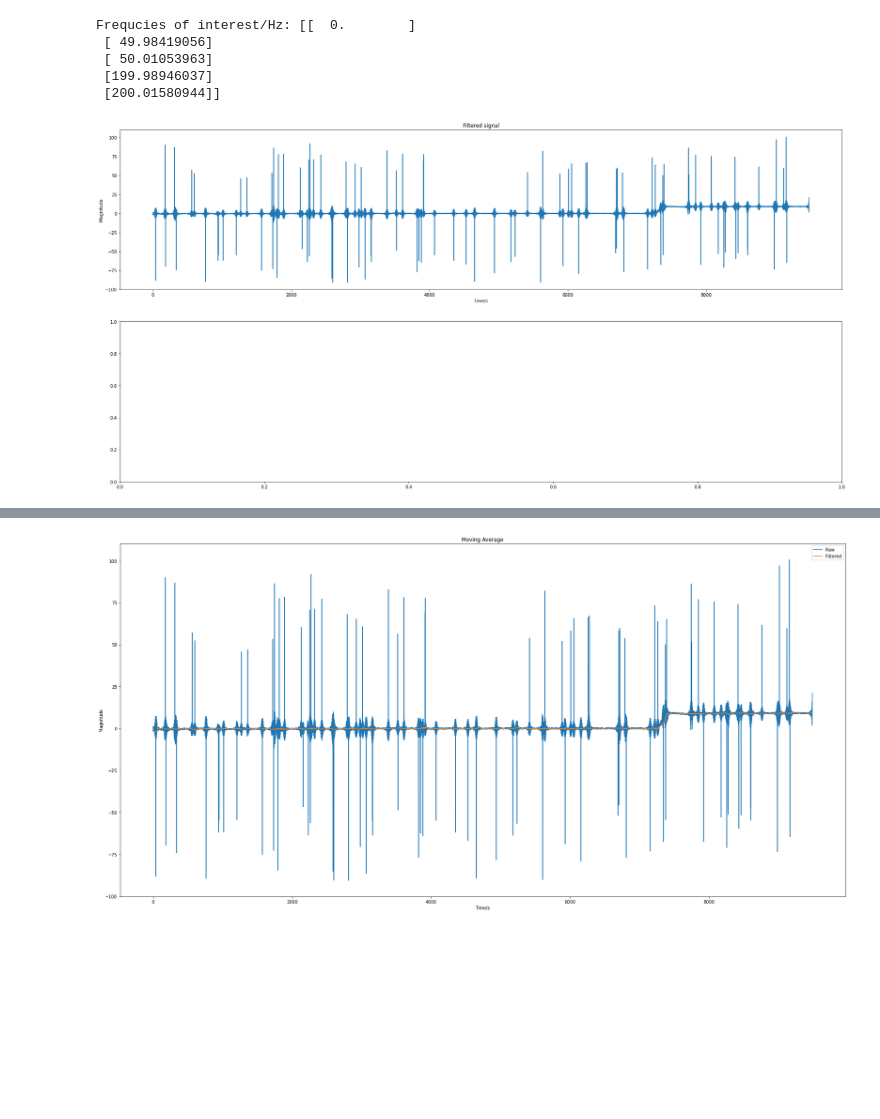
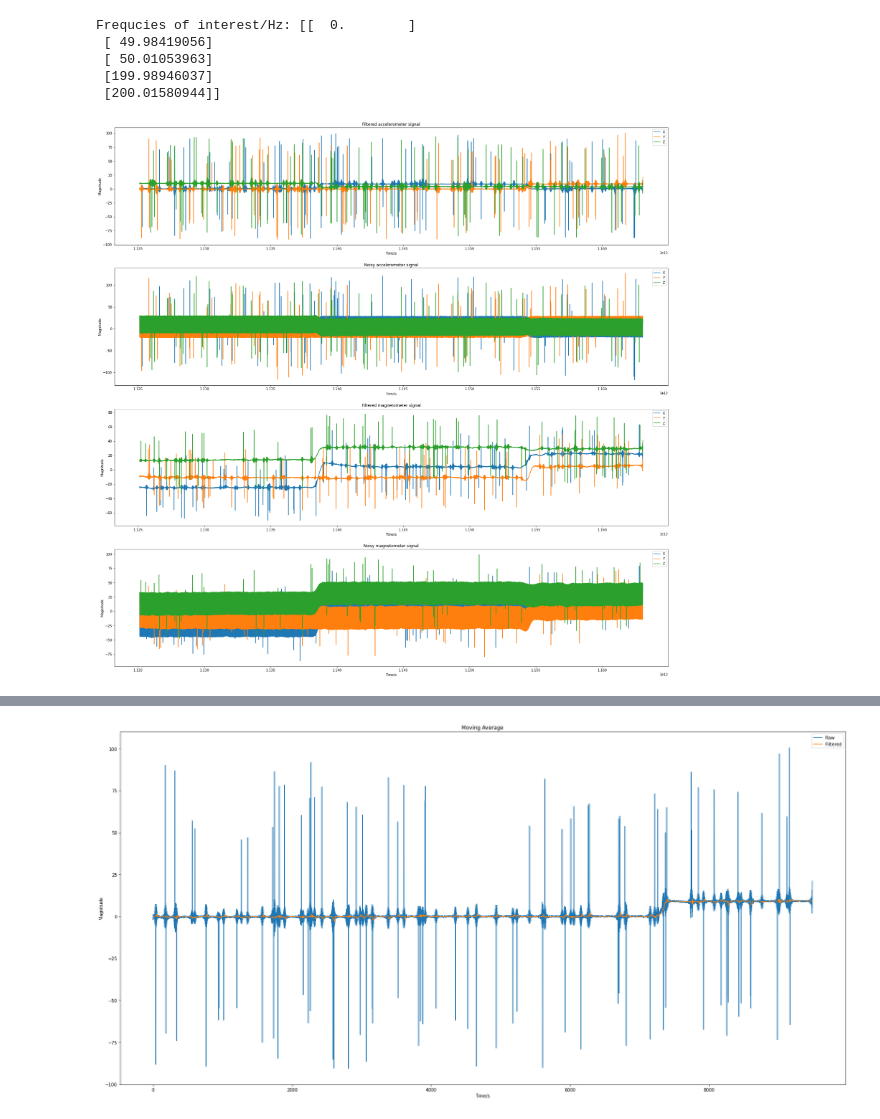
Before and after one commit to ZJTAN97/FilterSignalsProject, a Jupyter notebook: CA Qn 2/answer.ipynb, the cells around one changed output, grey strips where cells are left out. Cells and saved outputs as stored; diff of their text form; code cells hidden in the pictures; blank space fills up the shorter version.

Commit message:
updated with plots for 50Hz noise filtered plots

```diff
--- a/CA Qn 2/answer.ipynb
+++ b/CA Qn 2/answer.ipynb
@@ -180,28 +180,53 @@ Frequcies of interest/Hz: [[  0.        ]
 # %%
 from scipy import signal
 
 N = 4
 cutOff = [45.0/(sample_freq/2),55.0/(sample_freq/2)]
 btype = 'bandstop'
 
-# N = 4
-# cutOff = 2.0/(sample_freq/2)
-# btype = 'low'
-
 b, a = signal.butter(N, cutOff, btype)
-LP_filter_acc = []
-LP_filter_mag = []
+noise_filter_acc = []
+noise_filter_mag = []
 for n in noisy_acc:
-  LP_filter_acc.append(signal.filtfilt(b, a, n))
+  noise_filter_acc.append(signal.filtfilt(b, a, n))
 
 for n in noisy_mag:
-  LP_filter_mag.append(signal.filtfilt(b, a, n))
+  noise_filter_mag.append(signal.filtfilt(b, a, n))
 
-fig, (ax1, ax2) = plt.subplots(2, 1, figsize=(30,15))
-ax1.plot(LP_filter_acc[1])
+fig, (ax1, ax2, ax3, ax4) = plt.subplots(4, 1, figsize=(30,30))
+
+ax1.plot(ts_noisy_acc, noise_filter_acc[0])
+ax1.plot(ts_noisy_acc, noise_filter_acc[1])
+ax1.plot(ts_noisy_acc, noise_filter_acc[2])
 ax1.set(xlabel = 'Time/s',
       ylabel = 'Magnitude',
-      title = 'Filtered signal')
+      title = 'Filtered accelerometer signal')
+ax1.legend(['X','Y','Z'])
+
+ax2.plot(ts_noisy_acc, noisy_acc[0])
+ax2.plot(ts_noisy_acc, noisy_acc[1])
+ax2.plot(ts_noisy_acc, noisy_acc[2])
+ax2.set(xlabel = 'Time/s',
+      ylabel = 'Magnitude',
+      title = 'Noisy accelerometer signal')
+ax2.legend(['X','Y','Z'])
+
+ax3.plot(ts_noisy_mag, noise_filter_mag[0])
+ax3.plot(ts_noisy_mag, noise_filter_mag[1])
+ax3.plot(ts_noisy_mag, noise_filter_mag[2])
+ax3.set(xlabel = 'Time/s',
+      ylabel = 'Magnitude',
+      title = 'Filtered magnetometer signal')
+ax3.legend(['X','Y','Z'])
+
+ax4.plot(ts_noisy_mag, noisy_mag[0])
+ax4.plot(ts_noisy_mag, noisy_mag[1])
+ax4.plot(ts_noisy_mag, noisy_mag[2])
+ax4.set(xlabel = 'Time/s',
+      ylabel = 'Magnitude',
+      title = 'Noisy magnetometer signal')
+ax4.legend(['X','Y','Z'])
+
 plt.show()
 # %% [output]
-[figure, old version]
+[figure, new version]
```
Also changed, not shown: parts of 3 cells of this notebook.
